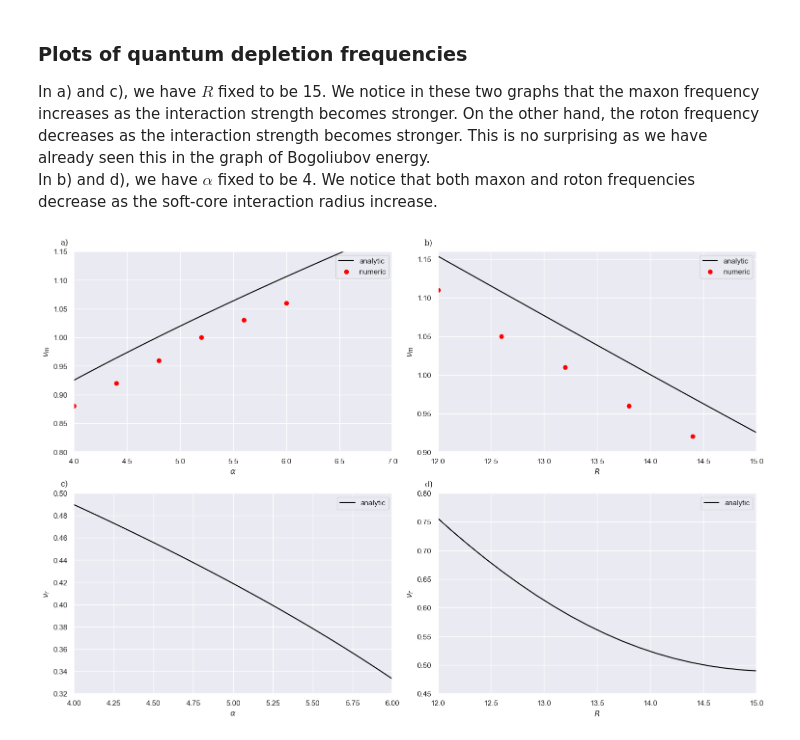
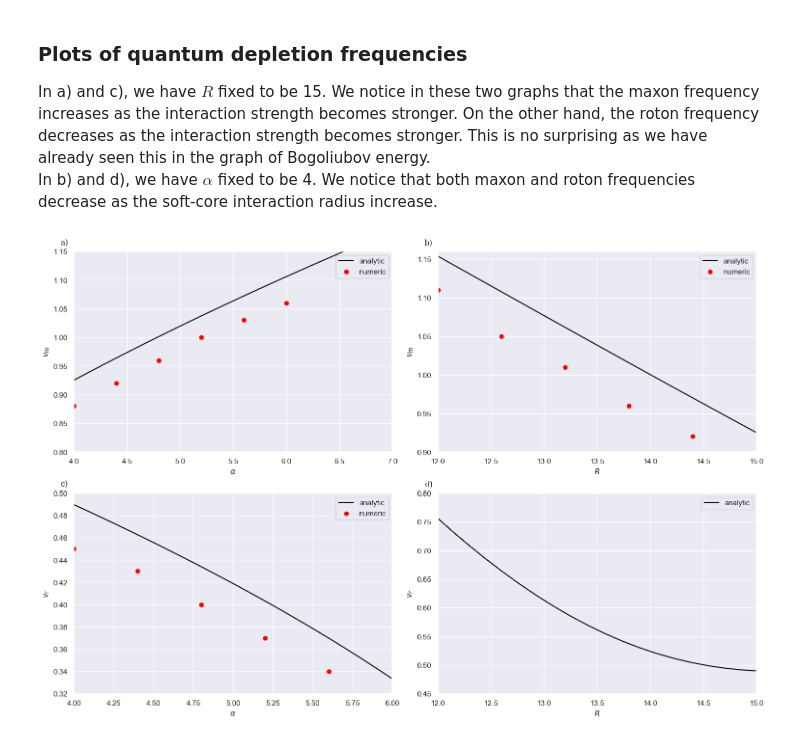
Before and after one commit to coolgas/PAPER_RECREATE, a Jupyter notebook: 2020_PhysRevA.102.023319.ipynb, the cells around one changed output. Cells and saved outputs as stored; diff of their text form; code cells hidden in the pictures.

Commit message:
numeric quantum depletion added but somehow failed

```diff
--- a/2020_PhysRevA.102.023319.ipynb
+++ b/2020_PhysRevA.102.023319.ipynb
@@ -357,11 +357,23 @@ def get_frequency(k, alpha, radius):
     return 2*E_k
 
 # Get numerical frequencies.
-def get_numerical_frequency(alpha, radius, stronger_alpha):
-    time = np.linspace(0.01, 600, 1000)
-    xf, n_df = fft_n_d(time, alpha, radius, stronger_alpha)
-    pos_max = np.argmax(np.abs(n_df)[1:501])
-    return xf[0:500][pos_max]
+def get_numerical_frequency(alpha, radius, stronger_alpha, roton, wrtR):
+    if roton == False:
+        time = np.linspace(0.01, 600, 1000)
+        xf, n_df = fft_n_d(time, alpha, radius, stronger_alpha)
+        pos_max = np.argmax(np.abs(n_df)[1:501])
+        return xf[0:500][pos_max]
+    elif roton == True:
+        if wrtR == False:
+            time = np.linspace(0.01, 600, 1000)
+            xf, n_df = fft_n_d(time, alpha, radius, stronger_alpha)
+            pos_max = np.argmax(np.abs(n_df)[1:51])
+            return xf[0:50][pos_max]
+        elif wrtR == True:
+            time = np.linspace(0.01, 600, 1000)
+            xf, n_df = fft_n_d(time, alpha, radius, stronger_alpha)
+            pos_max = np.argmax(np.abs(n_df)[5:30])
+            return xf[5:30][pos_max]
 # %% [markdown]
 ### Plots of quantum depletion frequencies
 In a) and c), we have $R$ fixed to be 15. We notice in these two graphs that the maxon frequency increases as the interaction strength becomes stronger. On the other hand, the roton frequency decreases as the interaction strength becomes stronger. This is no surprising as we have already seen this in the graph of Bogoliubov energy.<br>
@@ -376,38 +388,38 @@ for label, ax in axs.items():
 
 strength = np.linspace(0.01, 7, 100)
 strength_numeric = np.linspace(4,6,6)
-numeric_freq1 = [get_numerical_frequency(alpha,15,False) for alpha in strength_numeric]
+numeric_freq1 = [get_numerical_frequency(alpha,15,False,False) for alpha in strength_numeric]
 axs['a)'].plot(strength, get_frequency((5*np.pi)/(6*15),strength,15),color='black',label='analytic')
 axs['a)'].scatter(strength_numeric, numeric_freq1, color='red', label='numeric')
 axs['a)'].set_xlabel(r'$\alpha$')
 axs['a)'].set_ylabel(r'$\nu_m$')
 axs['a)'].axis([4,7,0.8,1.15])
 axs['a)'].legend()
 
 radius = np.linspace(0.01, 16, 100)
 radius_numeric = np.linspace(12,15,6)
-numeric_freq = [get_numerical_frequency(4, r, False) for r in radius_numeric]
+numeric_freq = [get_numerical_frequency(4,r,False,False) for r in radius_numeric]
 axs['b)'].plot(radius, get_frequency((5*np.pi)/(6*15),4,radius),color='black',label='analytic')
 axs['b)'].scatter(radius_numeric, numeric_freq, color='red', label='numeric')
 axs['b)'].set_xlabel('$R$')
 axs['b)'].set_ylabel(r'$\nu_m$')
 axs['b)'].axis([12,15,0.9,1.16])
 axs['b)'].legend()
 
-
+numeric_freq11 = [get_numerical_frequency(alpha,15,False,True,False) for alpha in strength_numeric]
 axs['c)'].plot(strength, get_frequency((5*np.pi)/(3*15),strength,15),color='black',label='analytic')
+axs['c)'].scatter(strength_numeric, numeric_freq11,color='red',label='numeric')
 axs['c)'].set_xlabel(r'$\alpha$')
 axs['c)'].set_ylabel(r'$\nu_r$')
 axs['c)'].axis([4,6,0.32,0.5])
 axs['c)'].legend()
 
 axs['d)'].plot(radius, get_frequency((5*np.pi)/(3*15),4,radius),color='black',label='analytic')
 axs['d)'].set_xlabel('$R$')
 axs['d)'].set_ylabel(r'$\nu_r$')
 axs['d)'].axis([12,15,0.45,0.8])
 axs['d)'].legend()
 
-
 plt.show()
 # %% [output]
-[figure, old version]
+[figure, new version]
```
